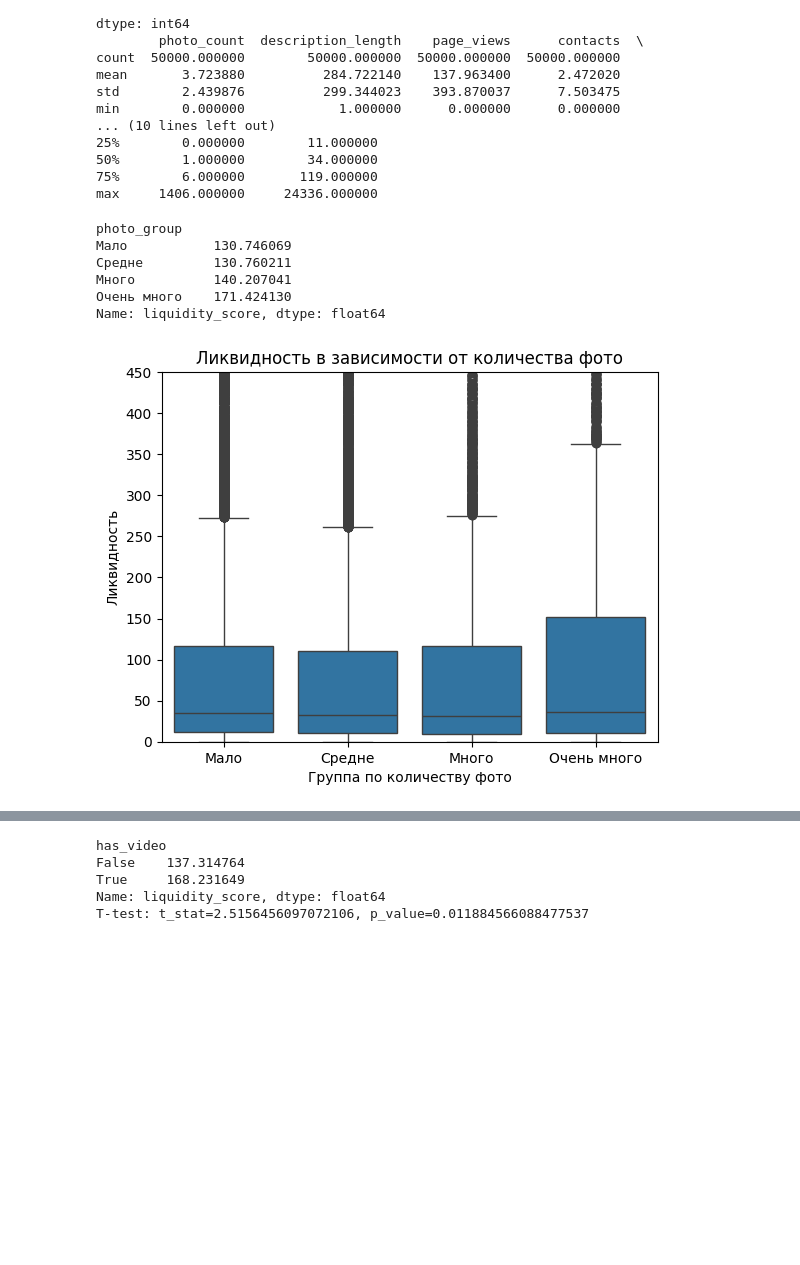
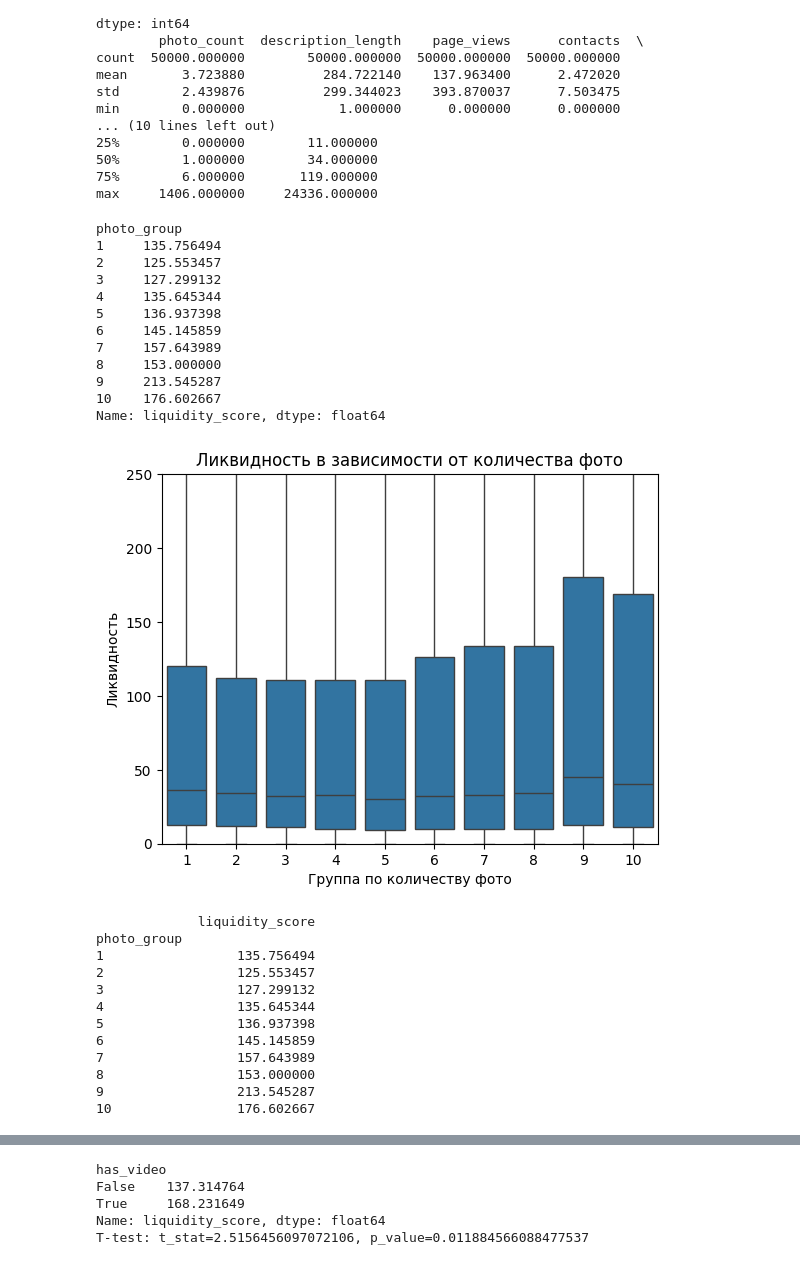
Before and after one commit to DukeTime/FinalDano2024, a Jupyter notebook: hipotesis1.ipynb, the cells around one changed output, grey strips where cells are left out. Saved outputs shown, nothing was run; the diff lists cells and outputs as text; code cells hidden in the pictures; blank space fills up the shorter version.

```diff
--- a/hipotesis1.ipynb
+++ b/hipotesis1.ipynb
@@ -43,24 +43,59 @@ min        0.000000            1.000000      0.000000      0.000000
 max     1406.000000     24336.000000
 # %%
 # Группировка по количеству фото
-data['photo_group'] = pd.cut(data['photo_count'], bins=[0, 2, 4, 6, 10], labels=['Мало', 'Средне', 'Много', 'Очень много'])
+data['photo_group'] = pd.cut(data['photo_count'], bins=list(range(11)), labels=list(range(1, 11)))
 
 # Средняя ликвидность по группам
 photo_liquidity = data.groupby('photo_group')['liquidity_score'].mean()
 print(photo_liquidity)
 
 # Визуализация
 sns.boxplot(x='photo_group', y='liquidity_score', data=data)
 plt.title('Ликвидность в зависимости от количества фото')
 plt.xlabel('Группа по количеству фото')
 plt.ylabel('Ликвидность')
-plt.ylim(0, 450)
+plt.ylim(0, 250)
 plt.show()
+print(pd.DataFrame(photo_liquidity))
+
+# Построение столбчатой диаграммы с KDE
+plt.figure(figsize=(10, 6))
+
+# Используем seaborn для построения столбчатой диаграммы и KDE
+sns.barplot(x=photo_liquidity.index, y=photo_liquidity.values, color='skyblue')
+
+# Настройка заголовка и меток
+plt.title('Среднее значение liquidity_score по группам photo_group с KDE')
+plt.xlabel('Группы photo_group')
+plt.ylabel('Средний liquidity_score')
+
+# Показать график
+plt.xticks(rotation=45)
+plt.tight_layout()  # Для лучшего отображения
+plt.show()
 # %% [output]
 photo_group
-Мало           130.746069
-Средне         130.760211
-Много          140.207041
-Очень много    171.424130
+1     135.756494
+2     125.553457
+3     127.299132
+4     135.645344
+5     136.937398
+6     145.145859
+7     157.643989
+8     153.000000
+9     213.545287
+10    176.602667
 Name: liquidity_score, dtype: float64
-[figure, old version]
+[figure, new version]
+             liquidity_score
+photo_group
+1                 135.756494
+2                 125.553457
+3                 127.299132
+4                 135.645344
+5                 136.937398
+6                 145.145859
+7                 157.643989
+8                 153.000000
+9                 213.545287
+10                176.602667
```
Also changed, not shown: parts of 1 cell of this notebook, 2 other files.
